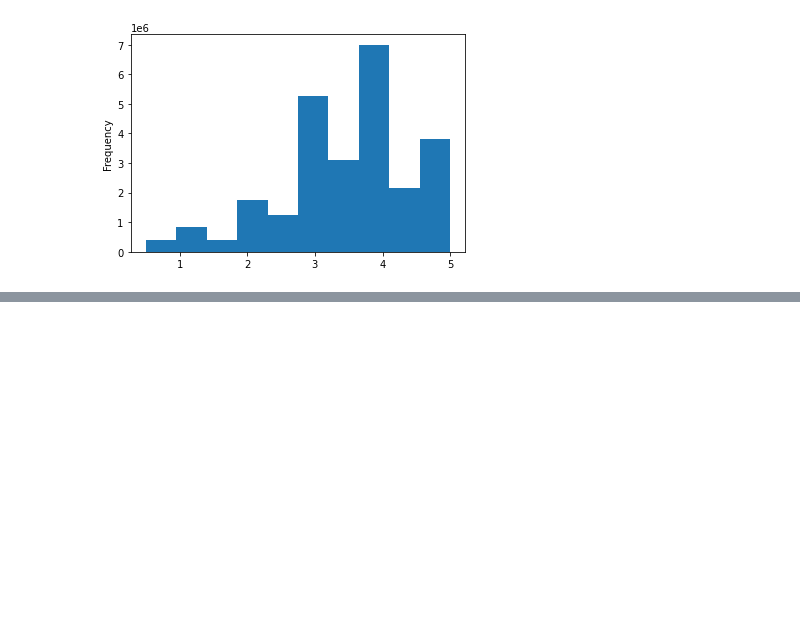
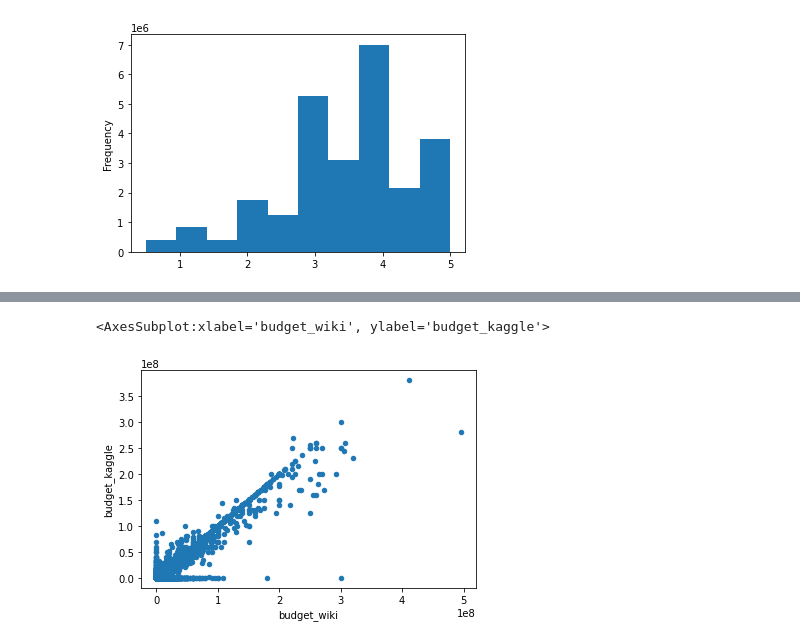
Before and after one commit to Terez18/Movies-ETL, a Jupyter notebook: ETL.ipynb, the cells around one changed output, grey strips where cells are left out. Drawn from its saved outputs; the diff is of its cells as text; code cells hidden in the pictures; blank space fills up the shorter version.

```diff
--- a/ETL.ipynb
+++ b/ETL.ipynb
@@ -1026,0 +1119,6 @@ Name: rating, dtype: float64
+# %%
+#budget is numberic so another scatter plot to compare the budget from both tables. later we will Keep Kaggle; fill in zeros with Wikipedia data.because kaggle missing more data but wiki data has more outliers.
+movies_df.fillna(0).plot(x='budget_wiki',y='budget_kaggle', kind='scatter')
+# %% [output]
+<AxesSubplot:xlabel='budget_wiki', ylabel='budget_kaggle'>
+[figure, added]
```
Also changed, not shown: parts of 31 cells of this notebook.
